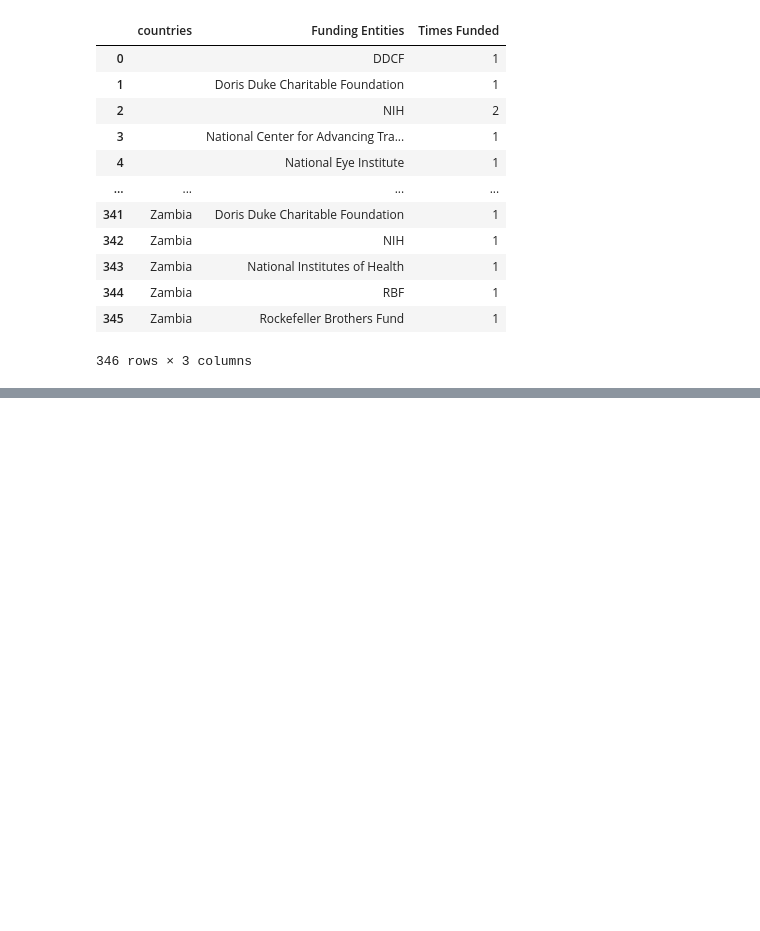
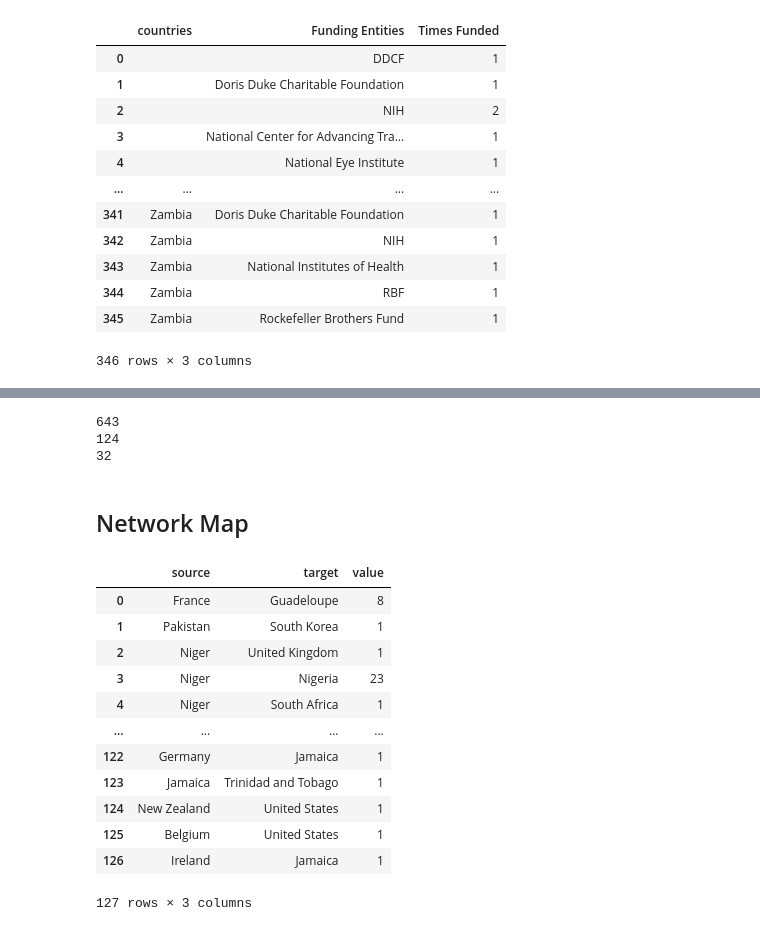
Before and after one commit to msherrif04/OphthoViz, a Jupyter notebook: notebooks/visualizations.ipynb, the cells around one changed output, grey strips where cells are left out. Saved outputs shown, nothing was run; the diff lists cells and outputs as text; code cells hidden in the pictures; blank space fills up the shorter version.

```diff
--- a/notebooks/visualizations.ipynb
+++ b/notebooks/visualizations.ipynb
@@ -732,0 +780,8 @@ fig.show()
+# %%
+print (df_num_collaborators['single country'].sum())
+print (df_num_collaborators['two countries'].sum())
+print (df_num_collaborators['> 2 countries'].sum())
+# %% [output]
+643
+124
+32
@@ -732,0 +796,18 @@ fig.show()
+# %% [markdown]
+## Network Map
+# %%
+df_collaboration_network
+# %% [output]
+|  | source | target | value |
+| 0 | France | Guadeloupe | 8 |
+| 1 | Pakistan | South Korea | 1 |
+| 2 | Niger | United Kingdom | 1 |
+| 3 | Niger | Nigeria | 23 |
+| 4 | Niger | South Africa | 1 |
+| ... | ... | ... | ... |
+| 122 | Germany | Jamaica | 1 |
+| 123 | Jamaica | Trinidad and Tobago | 1 |
+| 124 | New Zealand | United States | 1 |
+| 125 | Belgium | United States | 1 |
+| 126 | Ireland | Jamaica | 1 |
+127 rows × 3 columns
```
Also changed, not shown: parts of 14 cells of this notebook, 5 other files.
